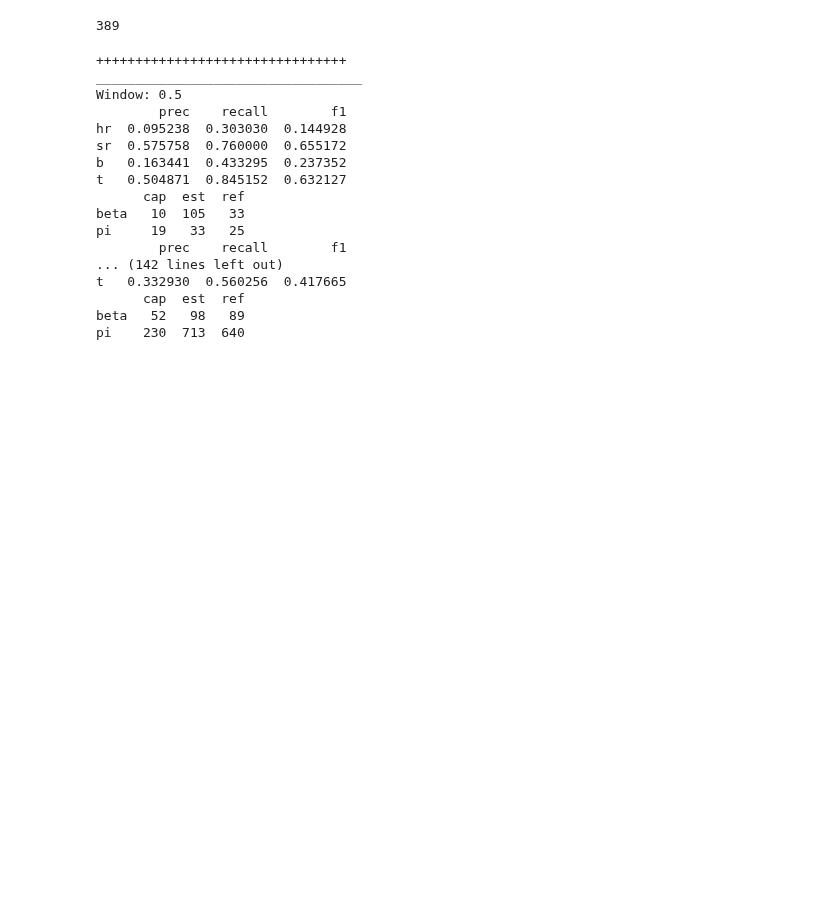
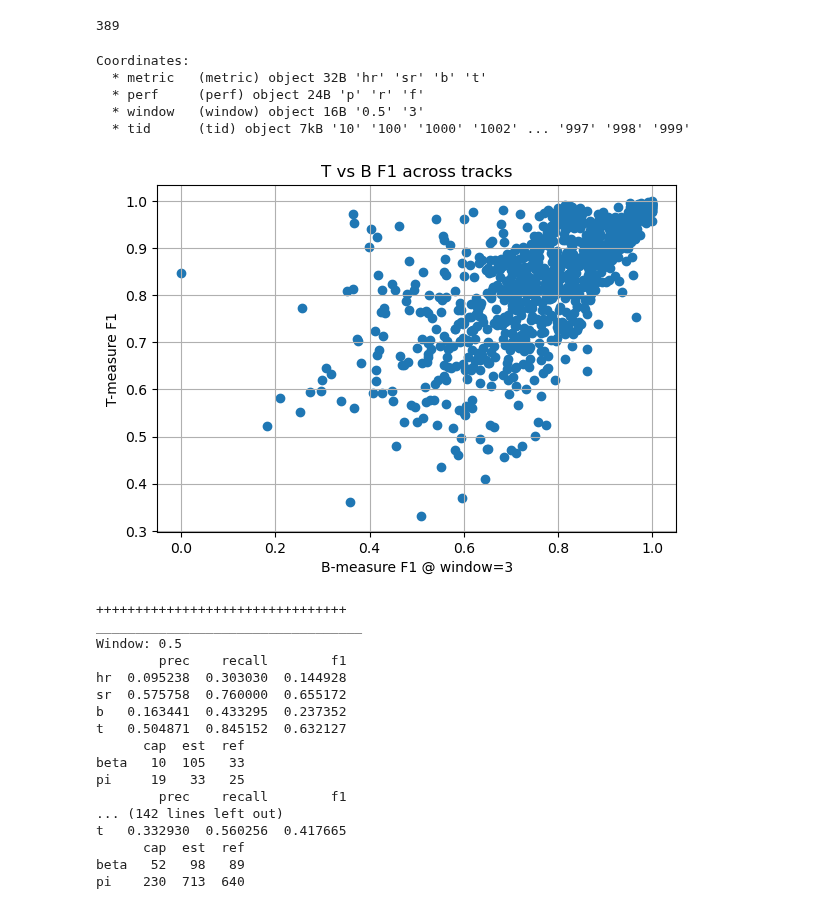
Before and after one commit to tomxi/bnl, a Jupyter notebook: scripts/bmeasure_exp.ipynb, the cells around one changed output. Drawn from its saved outputs; the diff is of its cells as text; code cells hidden in the pictures; blank space fills up the shorter version.

Commit message:
initial scatter plots between refs

```diff
--- a/scripts/bmeasure_exp.ipynb
+++ b/scripts/bmeasure_exp.ipynb
@@ -20,3 +20,44 @@ for tid in tqdm(bnl.fio.salami_tids()):
+# %%
+import xarray as xr
+import os
+
+# bnl.prf.compare_bmetrics_on_refs(384)
+nc_files = [f'./ref_boundary_metrics/{f}' for f in os.listdir('./ref_boundary_metrics') if f.endswith('.nc')]
+das = [xr.open_dataarray(f) for f in nc_files]
+da = xr.concat(das, dim='tid').sortby('tid')
+da.name = 'boundary_metrics'
+df = da.to_dataframe().reset_index()
+# %%
+da.coords
+# %% [output]
+Coordinates:
+  * metric   (metric) object 32B 'hr' 'sr' 'b' 't'
+  * perf     (perf) object 24B 'p' 'r' 'f'
+  * window   (window) object 16B '0.5' '3'
+  * tid      (tid) object 7kB '10' '100' '1000' '1002' ... '997' '998' '999'
+# %%
+import matplotlib.pyplot as plt
+
+# select f1 of 't' and 'b' at window '3'
+t_f1 = da.sel(metric='t', perf='f', window='0.5')
+b_f1 = da.sel(metric='b', perf='f', window='3')
+
+# both are now 1-D over 'tid'; pull out the numpy arrays
+x = b_f1.values
+y = t_f1.values
+
+# make the scatter
+plt.figure(figsize=(6,6))
+plt.scatter(x, y)
+plt.xlabel("B-measure F1 @ window=3")
+plt.ylabel("T-measure F1")
+plt.title("T vs B F1 across tracks")
+plt.grid(True)
+plt.tight_layout()
+plt.gca().set_aspect('equal')
+plt.show()
+# %% [output]
+[figure, added]
 # %%
 for ref in refs.values():
     print('++++++++++++++++++++++++++++++++')
```
Also changed, not shown: parts of 1 cell of this notebook, 1 other file.
